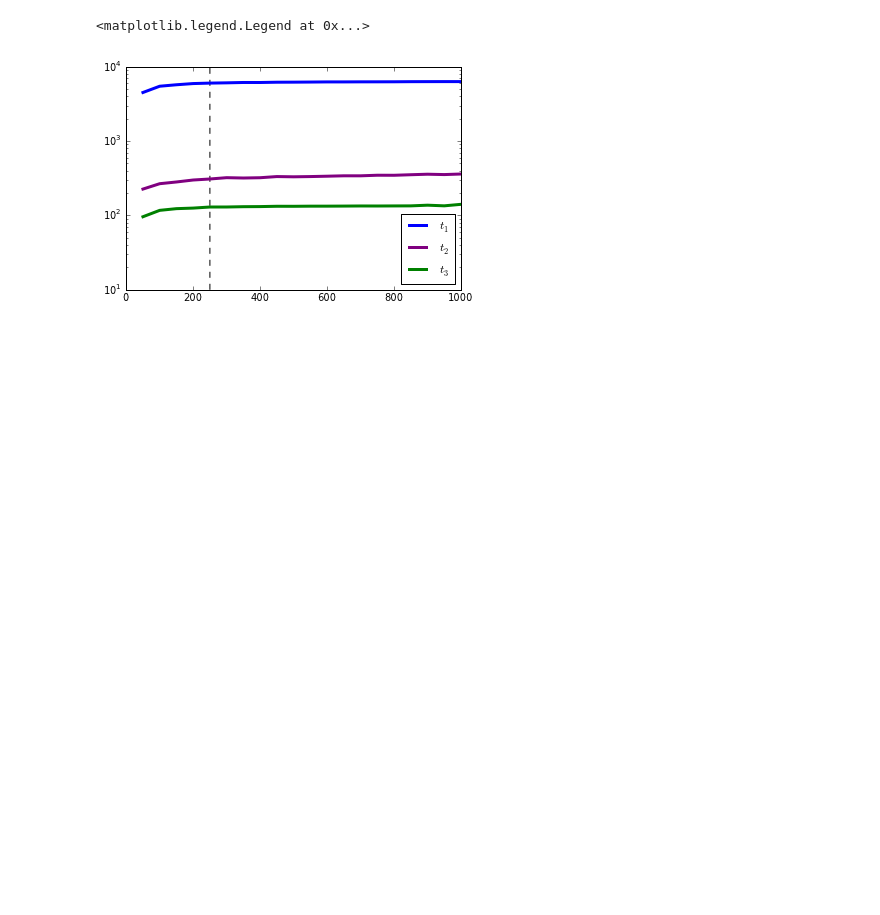
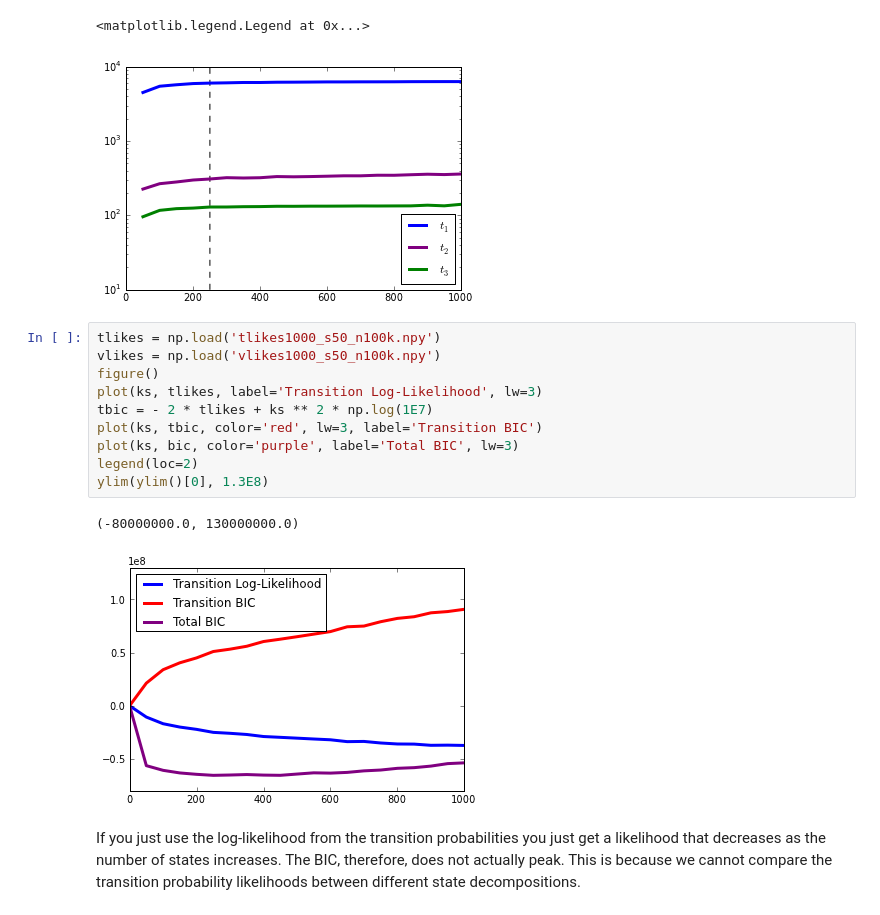
Before and after one commit to rmcgibbo/opt-k, a Jupyter notebook: muller/likelihoods.ipynb, the cells around one changed output. Saved outputs shown, nothing was run; the diff lists cells and outputs as text; blank space fills up the shorter version.

Commit message:
added just transition probability based likelihood with it's BIC to show that we cannot compare different state spaces using the transition likelihood alone.

```diff
--- a/muller/likelihoods.ipynb
+++ b/muller/likelihoods.ipynb
@@ -49,3 +49,18 @@ legend(loc=4)
 # %% [output]
 <matplotlib.legend.Legend at 0x...>
 [figure]
+# %%
+tlikes = np.load('tlikes1000_s50_n100k.npy')
+vlikes = np.load('vlikes1000_s50_n100k.npy')
+figure()
+plot(ks, tlikes, label='Transition Log-Likelihood', lw=3)
+tbic = - 2 * tlikes + ks ** 2 * np.log(1E7)
+plot(ks, tbic, color='red', lw=3, label='Transition BIC')
+plot(ks, bic, color='purple', label='Total BIC', lw=3)
+legend(loc=2)
+ylim(ylim()[0], 1.3E8)
+# %% [output]
+(-80000000.0, 130000000.0)
+[figure, added]
+# %% [markdown]
+If you just use the log-likelihood from the transition probabilities you just get a likelihood that decreases as the number of states increases. The BIC, therefore, does not actually peak. This is because we cannot compare the transition probability likelihoods between different state decompositions.
```
Also changed, not shown: 1 other file.
